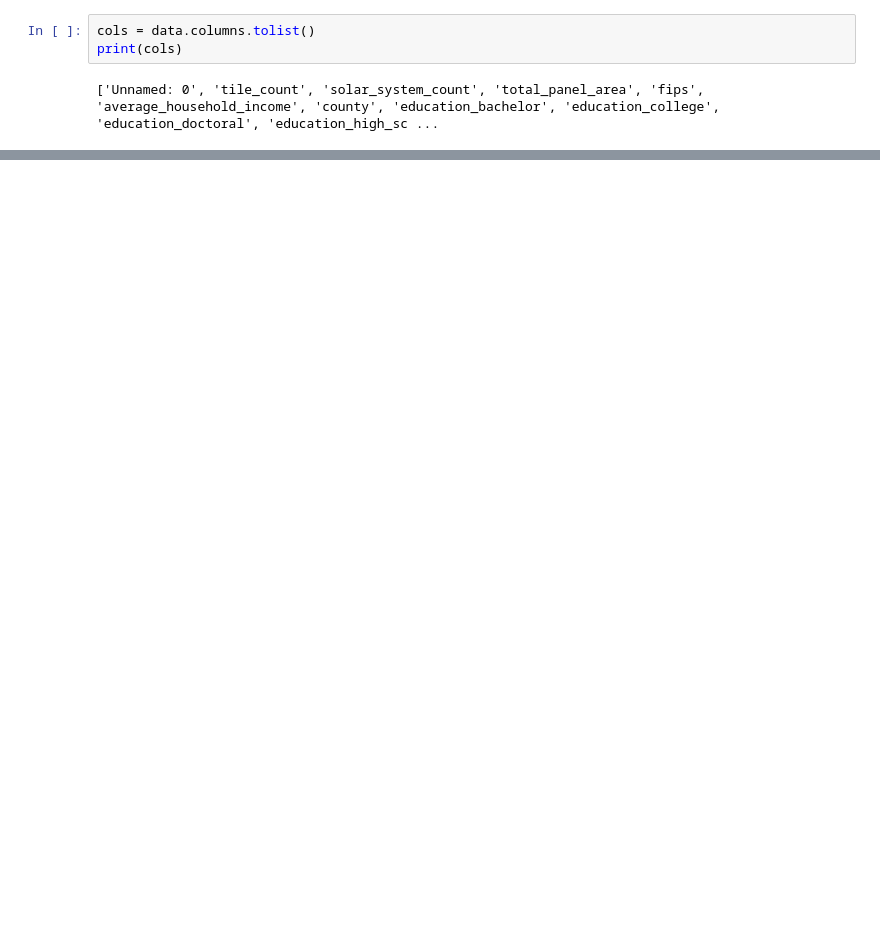
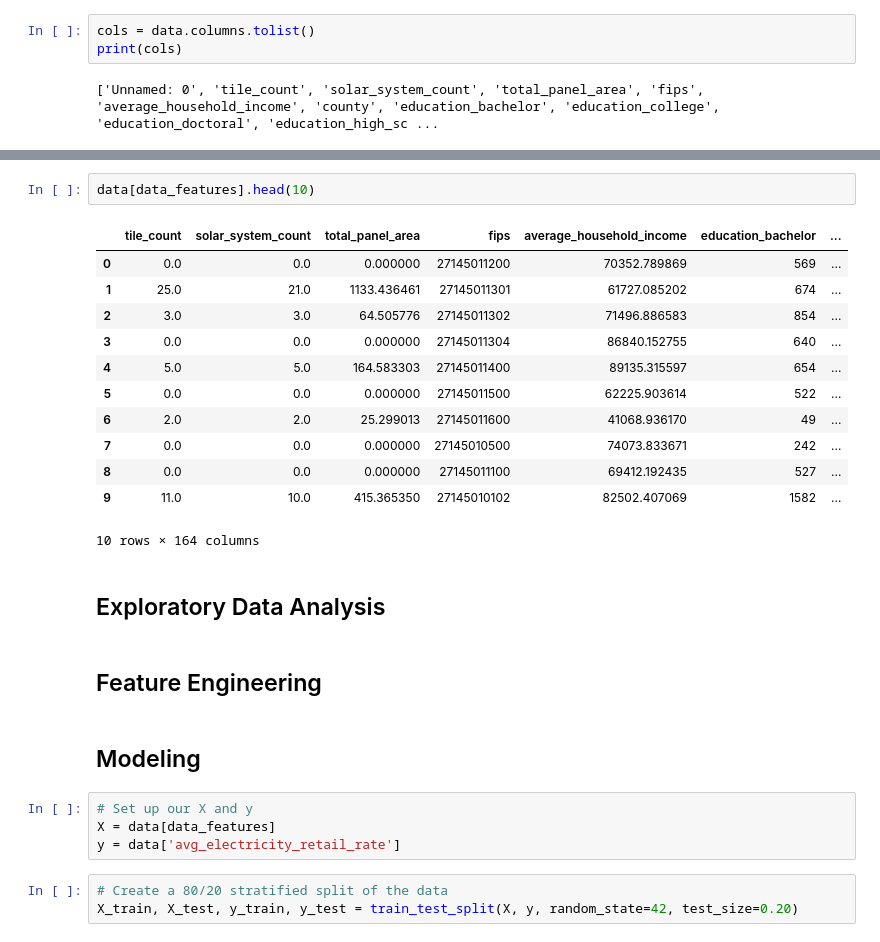
Before and after one commit to nickmitch21/DeepSolar-Modeling, a Jupyter notebook: DeepSolar_ProjectModel.ipynb, the cells around one changed output, grey strips where cells are left out. Drawn from its saved outputs; the diff is of its cells as text; blank space fills up the shorter version.

Commit message:
Early stage modeling

```diff
--- a/DeepSolar_ProjectModel.ipynb
+++ b/DeepSolar_ProjectModel.ipynb
@@ -83,0 +97,28 @@ cols_to_drop = ['Unnamed: 0''county','voting_2016_dem_win','voting_2012_dem_win'
+# %%
+data[data_features].head(10)
+# %% [output]
+|  | tile_count | solar_system_count | total_panel_area | fips | average_household_income | education_bachelor | ... |
+| 0 | 0.0 | 0.0 | 0.000000 | 27145011200 | 70352.789869 | 569 | ... |
+| 1 | 25.0 | 21.0 | 1133.436461 | 27145011301 | 61727.085202 | 674 | ... |
+| 2 | 3.0 | 3.0 | 64.505776 | 27145011302 | 71496.886583 | 854 | ... |
+| 3 | 0.0 | 0.0 | 0.000000 | 27145011304 | 86840.152755 | 640 | ... |
+| 4 | 5.0 | 5.0 | 164.583303 | 27145011400 | 89135.315597 | 654 | ... |
+| 5 | 0.0 | 0.0 | 0.000000 | 27145011500 | 62225.903614 | 522 | ... |
+| 6 | 2.0 | 2.0 | 25.299013 | 27145011600 | 41068.936170 | 49 | ... |
+| 7 | 0.0 | 0.0 | 0.000000 | 27145010500 | 74073.833671 | 242 | ... |
+| 8 | 0.0 | 0.0 | 0.000000 | 27145011100 | 69412.192435 | 527 | ... |
+| 9 | 11.0 | 10.0 | 415.365350 | 27145010102 | 82502.407069 | 1582 | ... |
+10 rows × 164 columns
+# %% [markdown]
+## Exploratory Data Analysis
+# %% [markdown]
+## Feature Engineering
+# %% [markdown]
+## Modeling
+# %%
+# Set up our X and y
+X = data[data_features]
+y = data['avg_electricity_retail_rate']
+# %%
+# Create a 80/20 stratified split of the data
+X_train, X_test, y_train, y_test = train_test_split(X, y, random_state=42, test_size=0.20)
```
Also changed, not shown: parts of 5 cells of this notebook.
